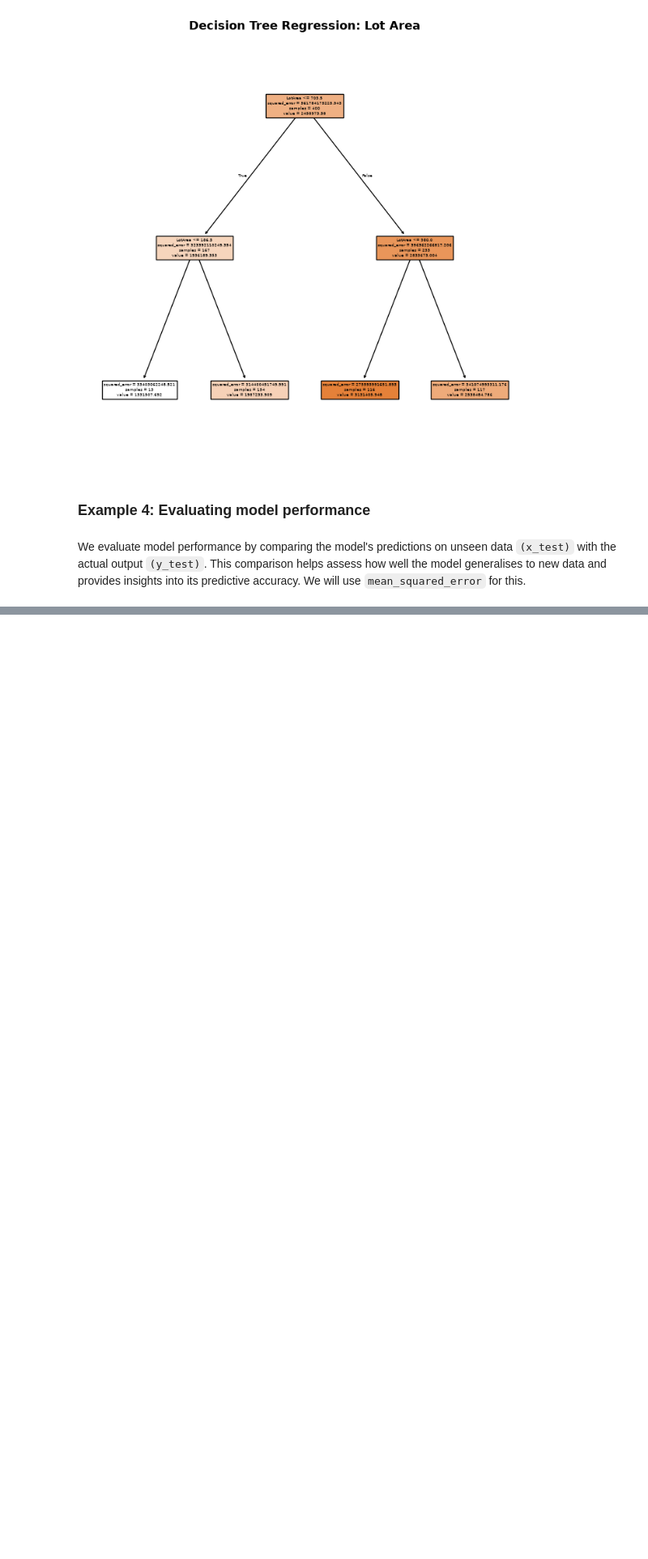
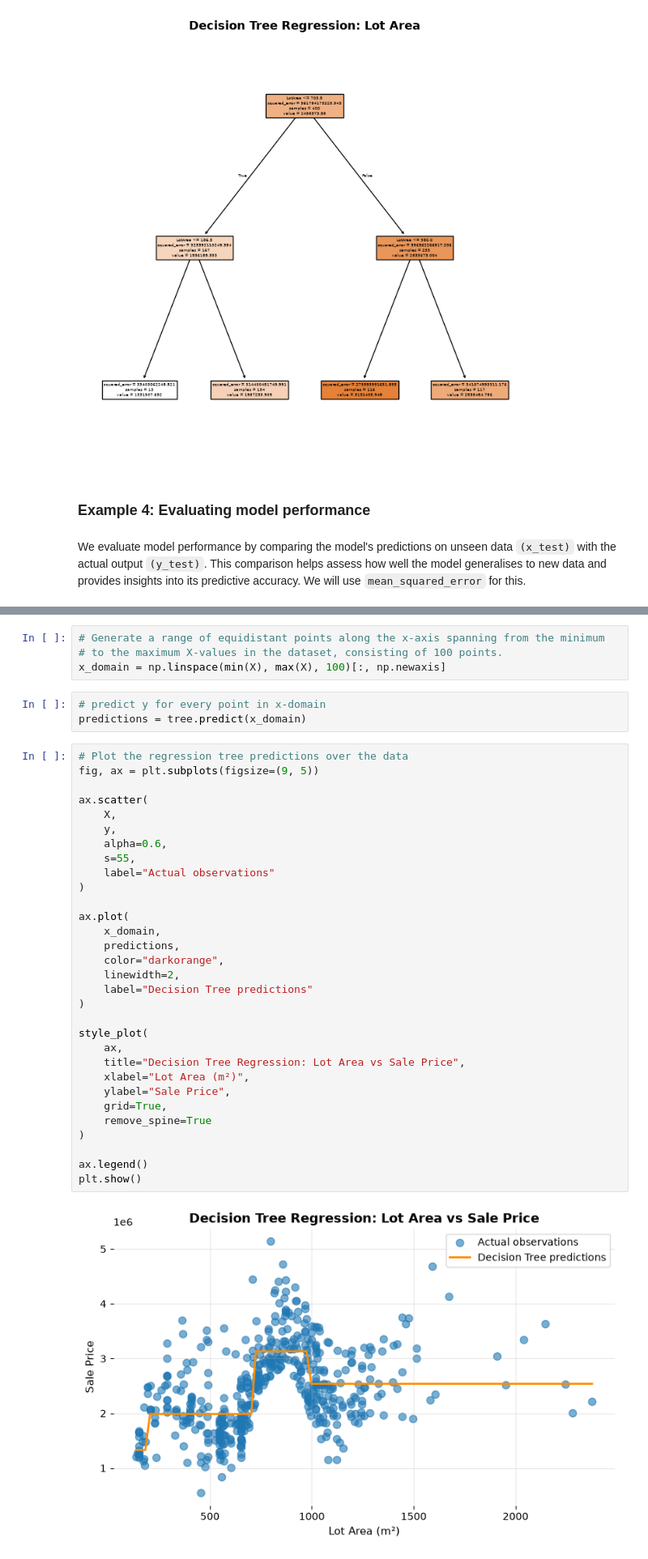
Before and after one commit to olubunmi-thomas/alx_data_science, a Jupyter notebook: DS-5 Supervised Learning II – Classification & Model Selection/notebook/decision_tree.ipynb, the cells around one changed output, grey strips where cells are left out. Shown at 81% size. Cells and saved outputs as stored; diff of their text form; blank space fills up the shorter version.

Commit message:
Complete decision tree classification challenge

```diff
--- a/DS-5 Supervised Learning II – Classification & Model Selection/notebook/decision_tree.ipynb
+++ b/DS-5 Supervised Learning II – Classification & Model Selection/notebook/decision_tree.ipynb
@@ -220,0 +196,40 @@ print("Regression decision tree model RMSE is:",np.sqrt(MSE))
+# %%
+# Generate a range of equidistant points along the x-axis spanning from the minimum
+# to the maximum X-values in the dataset, consisting of 100 points.
+x_domain = np.linspace(min(X), max(X), 100)[:, np.newaxis]
+# %%
+# predict y for every point in x-domain
+predictions = tree.predict(x_domain)
+# %%
+# Plot the regression tree predictions over the data
+fig, ax = plt.subplots(figsize=(9, 5))
+
+ax.scatter(
+    X,
+    y,
+    alpha=0.6,
+    s=55,
+    label="Actual observations"
+)
+
+ax.plot(
+    x_domain,
+    predictions,
+    color="darkorange",
+    linewidth=2,
+    label="Decision Tree predictions"
+)
+
+style_plot(
+    ax,
+    title="Decision Tree Regression: Lot Area vs Sale Price",
+    xlabel="Lot Area (m²)",
+    ylabel="Sale Price",
+    grid=True,
+    remove_spine=True
+)
+
+ax.legend()
+plt.show()
+# %% [output]
+[figure, added]
```
Also changed, not shown: parts of 9 cells of this notebook, 4 other files.
